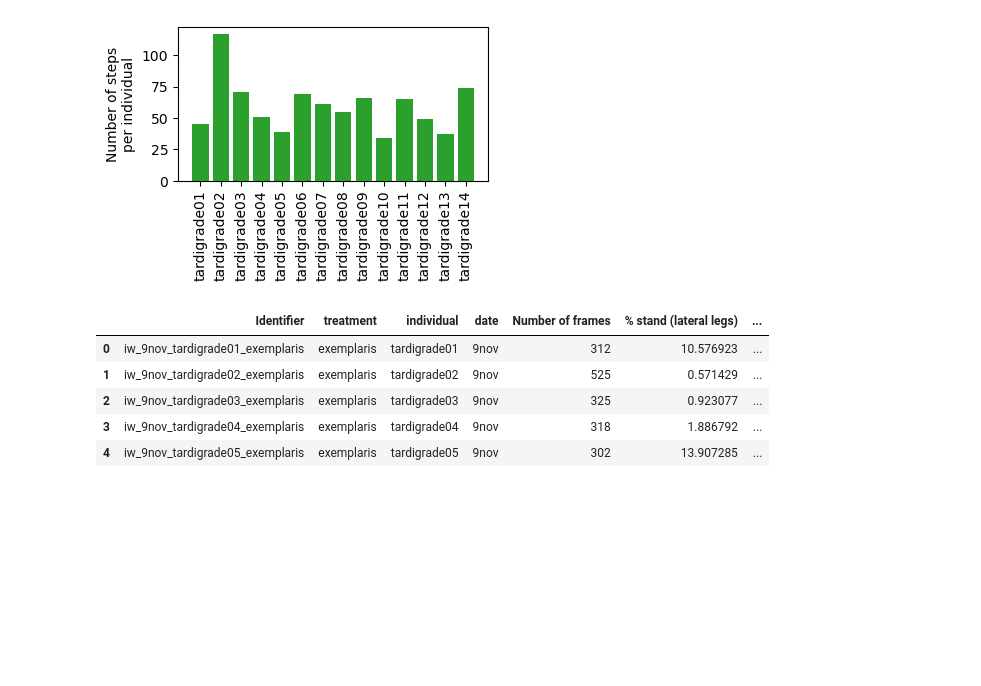
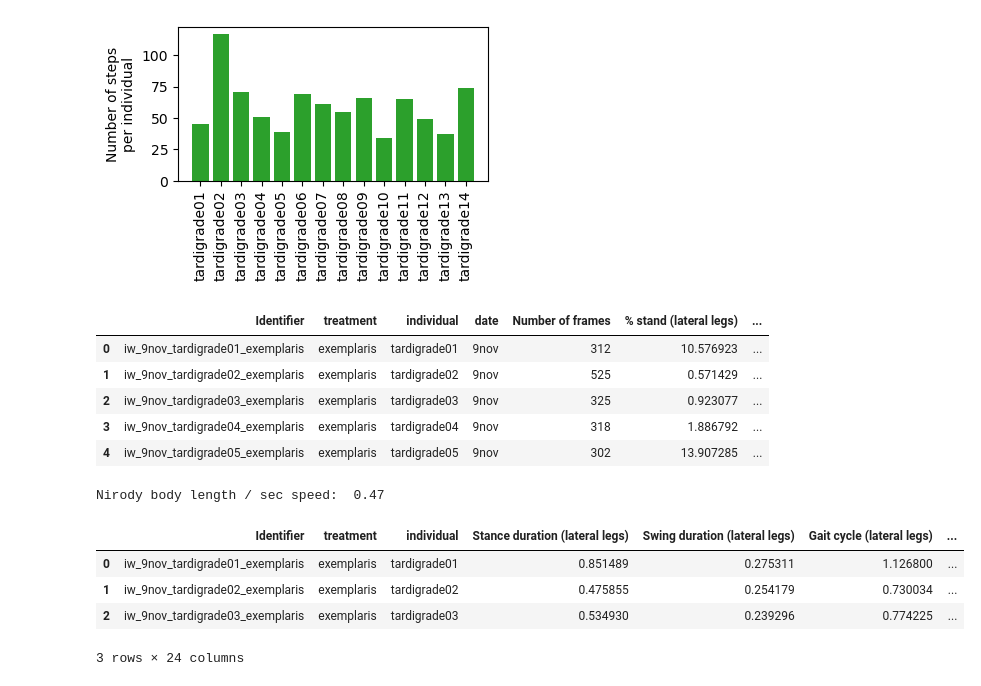
Before and after one commit to enwudz/gait, a Jupyter notebook: kinematics_overview.ipynb, the cells around one changed output. Drawn from its saved outputs; the diff is of its cells as text; code cells hidden in the pictures; blank space fills up the shorter version.

```diff
--- a/kinematics_overview.ipynb
+++ b/kinematics_overview.ipynb
@@ -325,3 +338,34 @@ gait_df.head(5)
 | 2 | iw_9nov_tardigrade03_exemplaris | exemplaris | tardigrade03 | 9nov | 325 | 0.923077 | ... |
 | 3 | iw_9nov_tardigrade04_exemplaris | exemplaris | tardigrade04 | 9nov | 318 | 1.886792 | ... |
 | 4 | iw_9nov_tardigrade05_exemplaris | exemplaris | tardigrade05 | 9nov | 302 | 13.907285 | ... |
+# %%
+''' WORKING
+Nirody supplemental data table S2
+
+(to make a table see https://www.scaler.com/topics/matplotlib/matplotlib-table/)
+
+Number of animals
+Body length (µm)
+Walking speed (µm/s)
+
+Calculate body-length / sec for Nirody, and compare to ours
+
+'''
+
+nirody_body_length = 338.12 # µm
+nirody_walking_speed = 160.5 # µm / s
+print('Nirody body length / sec speed: ', np.round(nirody_walking_speed / nirody_body_length, 2))
+
+# load the path summaries data into a dataframe
+path_df = pd.read_excel(data_file, sheet_name='path_summaries', index_col=None)
+
+# load the step_summaries data into a dataframe
+step_summaries_df = pd.read_excel(data_file, sheet_name='step_summaries', index_col=None)
+step_summaries_df.head(3)
+# %% [output]
+Nirody body length / sec speed:  0.47
+|  | Identifier | treatment | individual | Stance duration (lateral legs) | Swing duration (lateral legs) | Gait cycle (lateral legs) | ... |
+| 0 | iw_9nov_tardigrade01_exemplaris | exemplaris | tardigrade01 | 0.851489 | 0.275311 | 1.126800 | ... |
+| 1 | iw_9nov_tardigrade02_exemplaris | exemplaris | tardigrade02 | 0.475855 | 0.254179 | 0.730034 | ... |
+| 2 | iw_9nov_tardigrade03_exemplaris | exemplaris | tardigrade03 | 0.534930 | 0.239296 | 0.774225 | ... |
+3 rows × 24 columns
```
Also changed, not shown: parts of 1 cell of this notebook.
